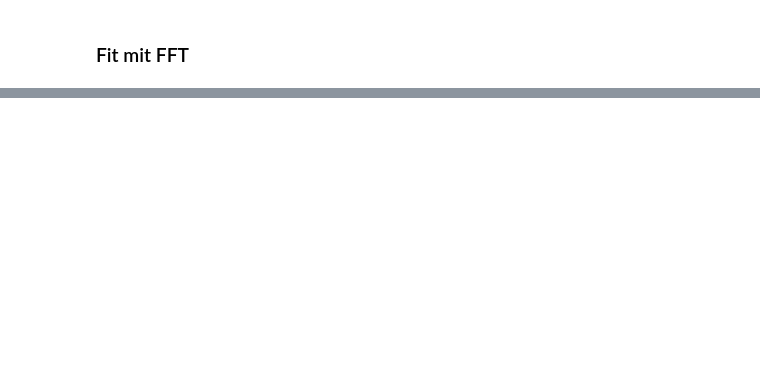
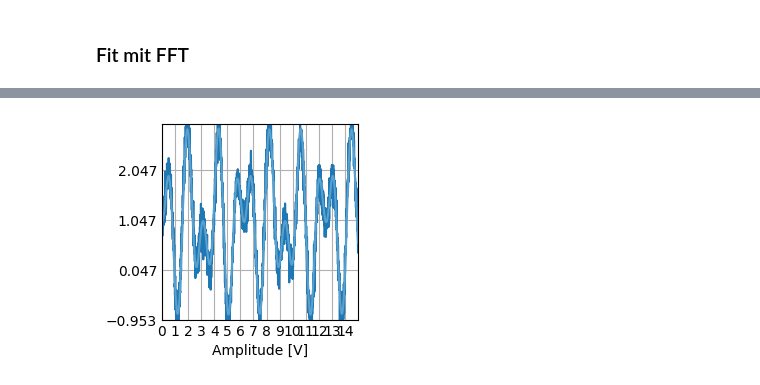
Before and after one commit to roman1100011/NumerikPraktika, a Jupyter notebook: Praktikum 4/Praktikum 4 Berti.ipynb, the cells around one changed output, grey strips where cells are left out. Drawn from its saved outputs; the diff is of its cells as text; code cells hidden in the pictures; blank space fills up the shorter version.

Commit message:
JNotebook Praktikum 4
Noch die resultate ins Notebook übertragen

```diff
--- a/Praktikum 4/Praktikum 4 Berti.ipynb
+++ b/Praktikum 4/Praktikum 4 Berti.ipynb
@@ -88,0 +88,65 @@ plt.show()
+# %%
+# This is a sample Python script.
+
+# Press ⌃R to execute it or replace it with your code.
+# Press Double ⇧ to search everywhere for classes, files, tool windows, actions, and settings.
+
+
+"""---------Es gibt noch einen fehler bei aufgabe 3 aus ich versuche einen egenen Algorythmuss aus"""
+import numpy as np
+import matplotlib.pyplot as plt
+import sympy as sy
+from scipy.linalg import solve_triangular
+from scipy.linalg import cholesky
+plt.style.use('_mpl-gallery')
+
+#---------------------------------------Data importieren--------------------------------
+data = np.genfromtxt("data.txt")
+# plot
+
+
+#---------------------------------------Achsen separieren--------------------------------
+x=data[:,0]
+y=data[:,1]
+#--------------------------------------Abtastrate---------------------------------------------
+Ts=np.amax(x)/(len(x)-1)
+#--------------------------------------System---------------------------------------------
+n = 1+5*2 #anzahl Schwingungen
+A = np.array(np.zeros([n,len(x)]))
+
+A[0,]= 0.5
+for o in range(1,n):
+    if( np.mod(o,2)==1):
+        A[o,1:] = np.cos(o*x[1:])
+    if (np.mod(o,2) == 0):
+        A[o,1:] = np.sin(o * x[1:])
+A = A.T
+#-----A^TA ausrechnen---------------------
+A_dig = A.T @ A
+b_dig = A.T @ y
+#Cholesky zerlegung
+L = cholesky(A_dig,lower = True)
+
+#     Ly = A^T *b nach y auflösen
+los = solve_triangular(L,b_dig,lower = True)
+los = solve_triangular(L.T ,los,lower = False)
+
+
+
+fit = np.array(np.zeros(len(x)))
+fit[:] = (A @ los)
+
+
+
+
+#--------------------------------------Plot---------------------------------------------
+fig, ax = plt.subplots()
+ax.plot(x,y,x,fit)
+ax.set(xlim=(0,np.amax(x)), xticks=np.arange(0, np.amax(x)),
+       ylim=(np.amin(fit)-0.1, np.amax(fit)+0.1), yticks=np.arange(np.amin(fit)-0.1, np.amax(fit)+0.1))
+ax.set_xlabel("time [s]")
+ax.set_xlabel("Amplitude [V]")
+
+plt.show()
+# %% [output]
+[figure, added]
```
Also changed, not shown: parts of 3 cells of this notebook.
